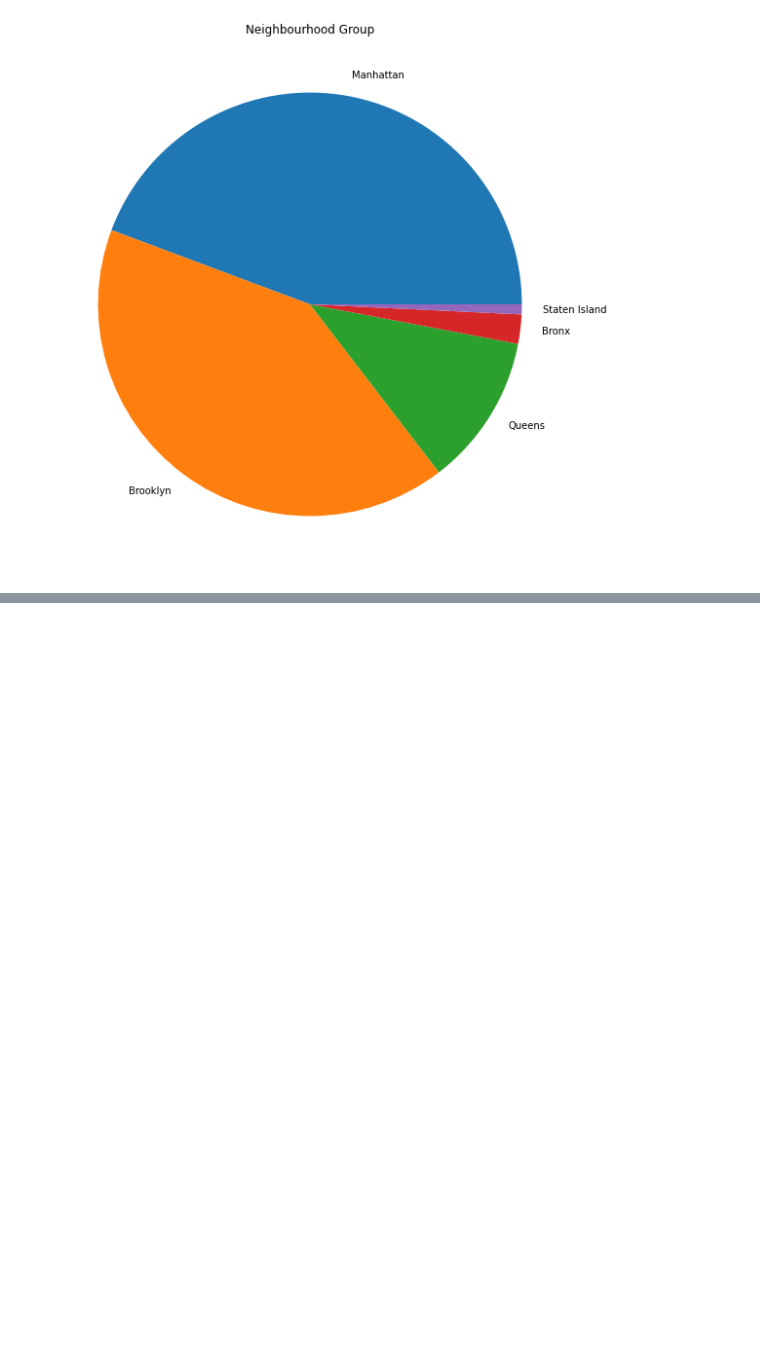
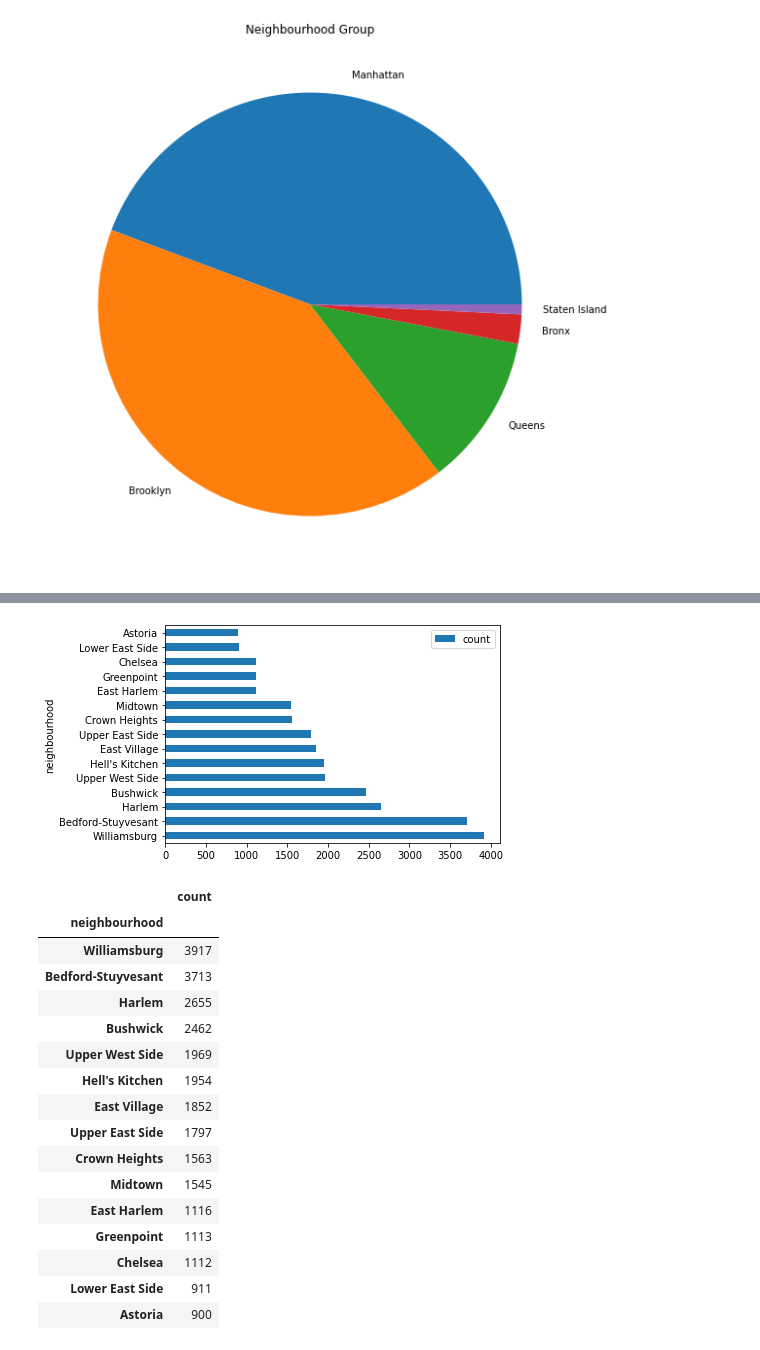
Before and after one commit to AnuragReddyMalipeddi/Capstone-Project-EDA1, a Jupyter notebook: Airbnb_Bookings_Analysis_Capstone_Project.ipynb, the cells around one changed output, grey strips where cells are left out. Cells and saved outputs as stored; diff of their text form; code cells hidden in the pictures; blank space fills up the shorter version.

```diff
--- a/Airbnb_Bookings_Analysis_Capstone_Project.ipynb
+++ b/Airbnb_Bookings_Analysis_Capstone_Project.ipynb
@@ -191,0 +309,28 @@ sns.scatterplot(airbnb.longitude,airbnb.latitude,hue=airbnb.neighbourhood_group)
+# %%
+#Majority of locality listed
+
+df5 = airbnb.groupby('neighbourhood')[['neighbourhood','host_name']].agg(['count']
+                                                                   )['host_name'].sort_values(by='count',ascending=False).rename(index=str,columns={'Count':'Listing Count'})
+
+df5.head(15).plot(kind='barh')
+plt.show()
+pd.DataFrame(df5.head(15))
+# %% [output]
+[figure, added]
+|  | count |
+| neighbourhood |  |
+| Williamsburg | 3917 |
+| Bedford-Stuyvesant | 3713 |
+| Harlem | 2655 |
+| Bushwick | 2462 |
+| Upper West Side | 1969 |
+| Hell's Kitchen | 1954 |
+| East Village | 1852 |
+| Upper East Side | 1797 |
+| Crown Heights | 1563 |
+| Midtown | 1545 |
+| East Harlem | 1116 |
+| Greenpoint | 1113 |
+| Chelsea | 1112 |
+| Lower East Side | 911 |
+| Astoria | 900 |
```
Also changed, not shown: parts of 16 cells of this notebook.
